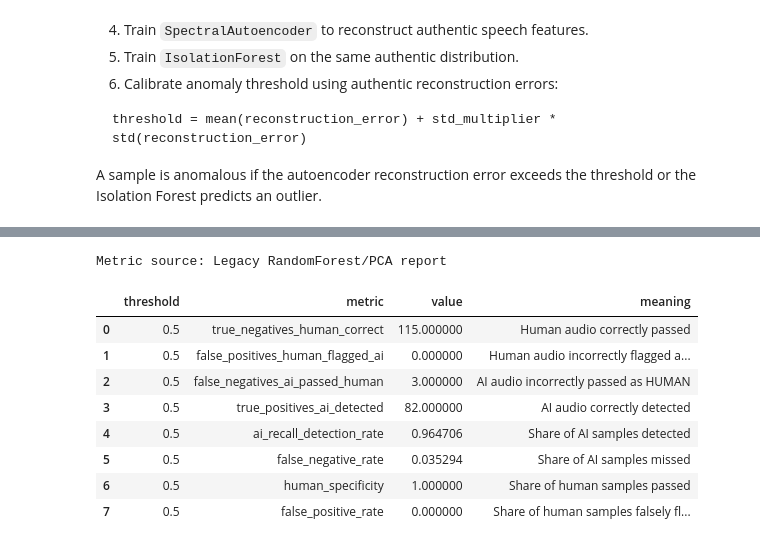
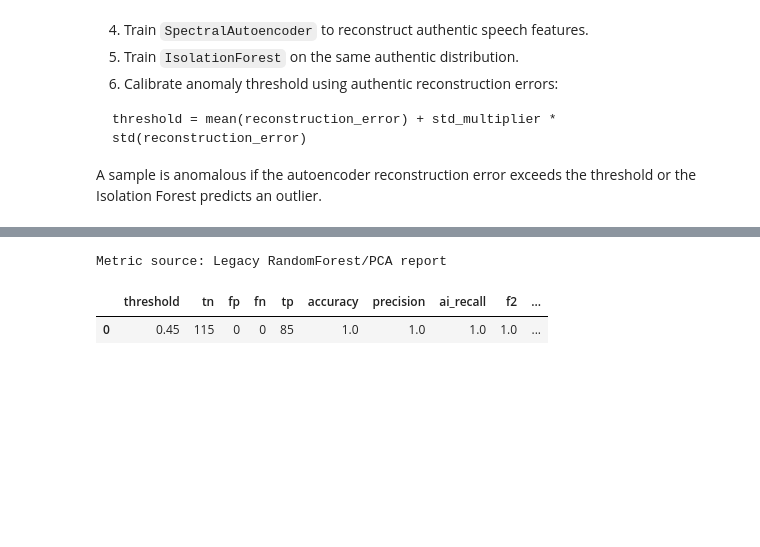
Before and after one commit to PixelA42/project_s.a.f.e, a Jupyter notebook: notebooks/presentation.ipynb, the cells around one changed output, grey strips where cells are left out. Saved outputs shown, nothing was run; the diff lists cells and outputs as text; code cells hidden in the pictures; blank space fills up the shorter version.

```diff
--- a/notebooks/presentation.ipynb
+++ b/notebooks/presentation.ipynb
@@ -177,71 +177,51 @@ else:
 
 cm = np.array(supervised.get('confusion_matrix', [[0, 0], [0, 0]]), dtype=int)
 if cm.shape == (2, 2):
-    tn, fp = cm[0]
-    fn, tp = cm[1]
+    default_tn, default_fp = cm[0]
+    default_fn, default_tp = cm[1]
 else:
-    tn = fp = fn = tp = 0
+    default_tn = default_fp = default_fn = default_tp = 0
 
-ai_support = tp + fn
-human_support = tn + fp
-default_threshold = 0.50
 fraud_threshold = analysis.get('recommended_threshold_zero_false_negatives', TRAINING.decision_threshold)
-operating_point = analysis.get('recommended_zero_fn_operating_point') or {}
+deployed_point = analysis.get('deployed_operating_point') or analysis.get('recommended_zero_fn_operating_point') or {}
 
-error_metrics = pd.DataFrame([
-    {'threshold': default_threshold, 'metric': 'true_negatives_human_correct', 'value': tn, 'meaning': 'Human audio correctly passed'},
-    {'threshold': default_threshold, 'metric': 'false_positives_human_flagged_ai', 'value': fp, 'meaning': 'Human audio incorrectly flagged as AI'},
-    {'threshold': default_threshold, 'metric': 'false_negatives_ai_passed_human', 'value': fn, 'meaning': 'AI audio incorrectly passed as HUMAN'},
-    {'threshold': default_threshold, 'metric': 'true_positives_ai_detected', 'value': tp, 'meaning': 'AI audio correctly detected'},
-    {'threshold': default_threshold, 'metric': 'ai_recall_detection_rate', 'value': tp / ai_support if ai_support else np.nan, 'meaning': 'Share of AI samples detected'},
-    {'threshold': default_threshold, 'metric': 'false_negative_rate', 'value': fn / ai_support if ai_support else np.nan, 'meaning': 'Share of AI samples missed'},
-    {'threshold': default_threshold, 'metric': 'human_specificity', 'value': tn / human_support if human_support else np.nan, 'meaning': 'Share of human samples passed'},
-    {'threshold': default_threshold, 'metric': 'false_positive_rate', 'value': fp / human_support if human_support else np.nan, 'meaning': 'Share of human samples falsely flagged'},
-])
-display(error_metrics)
+if deployed_point:
+    deployed_table = pd.DataFrame([
+        {
+            'threshold': deployed_point.get('threshold', fraud_threshold),
+            'tn': int(deployed_point.get('tn', 0)),
+            'fp': int(deployed_point.get('fp', 0)),
+            'fn': int(deployed_point.get('fn', 0)),
+            'tp': int(deployed_point.get('tp', 0)),
+            'accuracy': deployed_point.get('accuracy', np.nan),
+            'precision': deployed_point.get('precision', np.nan),
+            'ai_recall': deployed_point.get('recall', np.nan),
+            'f2': deployed_point.get('f2', np.nan),
+            'false_negative_rate': deployed_point.get('false_negative_rate', np.nan),
+            'false_positive_rate': deployed_point.get('false_positive_rate', np.nan),
+        }
+    ])
+else:
+    deployed_table = pd.DataFrame()
 
-if operating_point:
-    op_tn = int(operating_point.get('tn', 0))
-    op_fp = int(operating_point.get('fp', 0))
-    op_fn = int(operating_point.get('fn', 0))
-    op_tp = int(operating_point.get('tp', 0))
-    op_ai_support = op_tp + op_fn
-    op_human_support = op_tn + op_fp
-    operating_table = pd.DataFrame([
-        {'threshold': fraud_threshold, 'tn': op_tn, 'fp': op_fp, 'fn': op_fn, 'tp': op_tp,
-         'ai_recall': op_tp / op_ai_support if op_ai_support else np.nan,
-         'false_negative_rate': op_fn / op_ai_support if op_ai_support else np.nan,
-         'false_positive_rate': op_fp / op_human_support if op_human_support else np.nan,
-         'precision': operating_point.get('precision')},
-    ])
-    display(operating_table)
-    print(f'Recommended fraud threshold: {fraud_threshold}')
-else:
-    operating_table = pd.DataFrame()
-    print('No zero-false-negative threshold was recorded in the report.')
+display(deployed_table)
+print(f'Deployed fraud threshold: {fraud_threshold}')
 
 threshold_sweep = pd.DataFrame()
 threshold_sweep_path = Path(analysis.get('threshold_sweep_path', '')) if analysis.get('threshold_sweep_path') else None
 if threshold_sweep_path and threshold_sweep_path.exists():
     threshold_sweep = pd.read_csv(threshold_sweep_path)
-    display(threshold_sweep[threshold_sweep['threshold'].isin([0.45, 0.50])])
+    display(threshold_sweep[threshold_sweep['threshold'].isin([float(fraud_threshold)])])
 
-false_negative_examples = pd.DataFrame()
 current_fn_path = Path(analysis.get('false_negative_cases_path', '')) if analysis.get('false_negative_cases_path') else None
 if current_fn_path and current_fn_path.exists():
-    false_negative_examples = pd.read_csv(current_fn_path)
-    columns = [
-        'false_negative_rank', 'file_name', 'positive_probability',
-        'margin_to_threshold', 'decision_threshold', 'aug_type'
-    ]
-    available = [column for column in columns if column in false_negative_examples.columns]
-    print(f'Default-threshold false negatives: {len(false_negative_examples)} rows in {current_fn_path}')
-    display(false_negative_examples[available])
-elif FALSE_NEGATIVE_SUMMARY_PATH.exists():
-    false_negative_examples = pd.read_csv(FALSE_NEGATIVE_SUMMARY_PATH)
-    print(f'Historical false-negative investigation artifacts: {len(false_negative_examples)} rows in {FALSE_NEGATIVE_SUMMARY_PATH}')
+    deployed_false_negatives = pd.read_csv(current_fn_path)
+    print(f'Deployed-threshold false-negative cases: {len(deployed_false_negatives)}')
+    if len(deployed_false_negatives):
+        display(deployed_false_negatives)
 else:
-    print('No false-negative investigation CSV found yet.')
+    deployed_false_negatives = pd.DataFrame()
+    print('No deployed false-negative case file found yet.')
 
 # Unsupervised configuration summary, whether the model has been trained or is pending.
 unsup_autoencoder = unsupervised_report.get('autoencoder', {})
@@ -280,12 +260,5 @@ display(routing_table)
 | 9 | positive_recall | 0.964706 |
 | 10 | f2_score | 0.971564 |
 Metric source: Legacy RandomForest/PCA report
-|  | threshold | metric | value | meaning |
-| 0 | 0.5 | true_negatives_human_correct | 115.000000 | Human audio correctly passed |
-| 1 | 0.5 | false_positives_human_flagged_ai | 0.000000 | Human audio incorrectly flagged a... |
-| 2 | 0.5 | false_negatives_ai_passed_human | 3.000000 | AI audio incorrectly passed as HUMAN |
-| 3 | 0.5 | true_positives_ai_detected | 82.000000 | AI audio correctly detected |
-| 4 | 0.5 | ai_recall_detection_rate | 0.964706 | Share of AI samples detected |
-| 5 | 0.5 | false_negative_rate | 0.035294 | Share of AI samples missed |
-| 6 | 0.5 | human_specificity | 1.000000 | Share of human samples passed |
-| 7 | 0.5 | false_positive_rate | 0.000000 | Share of human samples falsely fl... |
+|  | threshold | tn | fp | fn | tp | accuracy | precision | ai_recall | f2 | ... |
+| 0 | 0.45 | 115 | 0 | 0 | 85 | 1.0 | 1.0 | 1.0 | 1.0 | ... |
```
Also changed, not shown: parts of 5 cells of this notebook, 2 other files.
